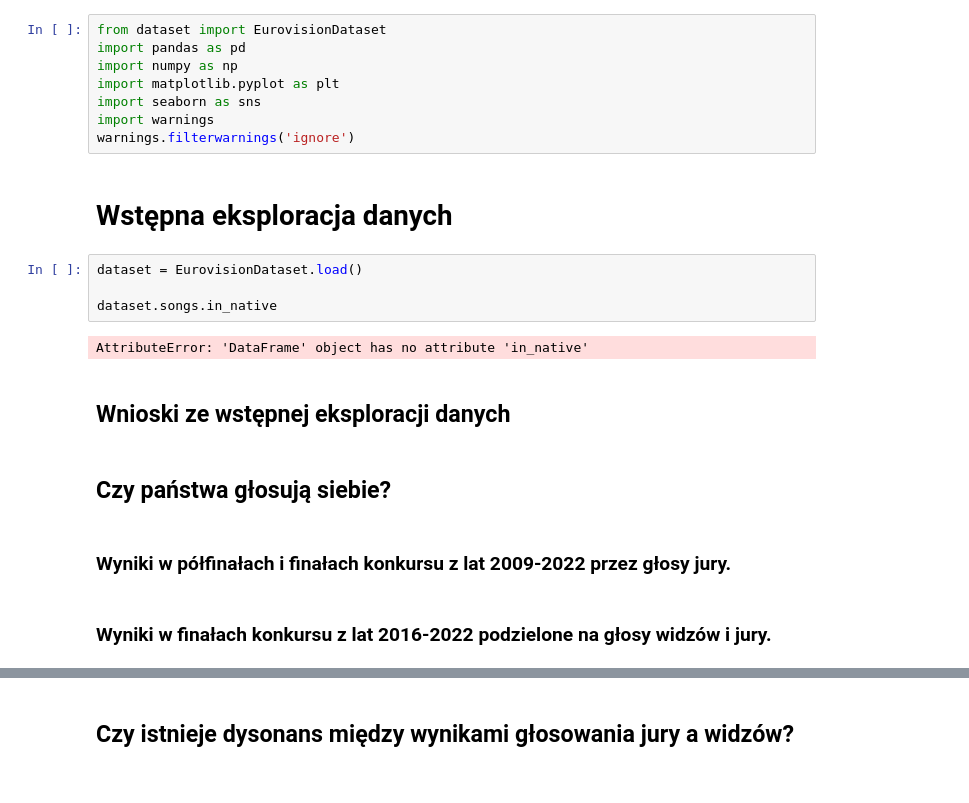
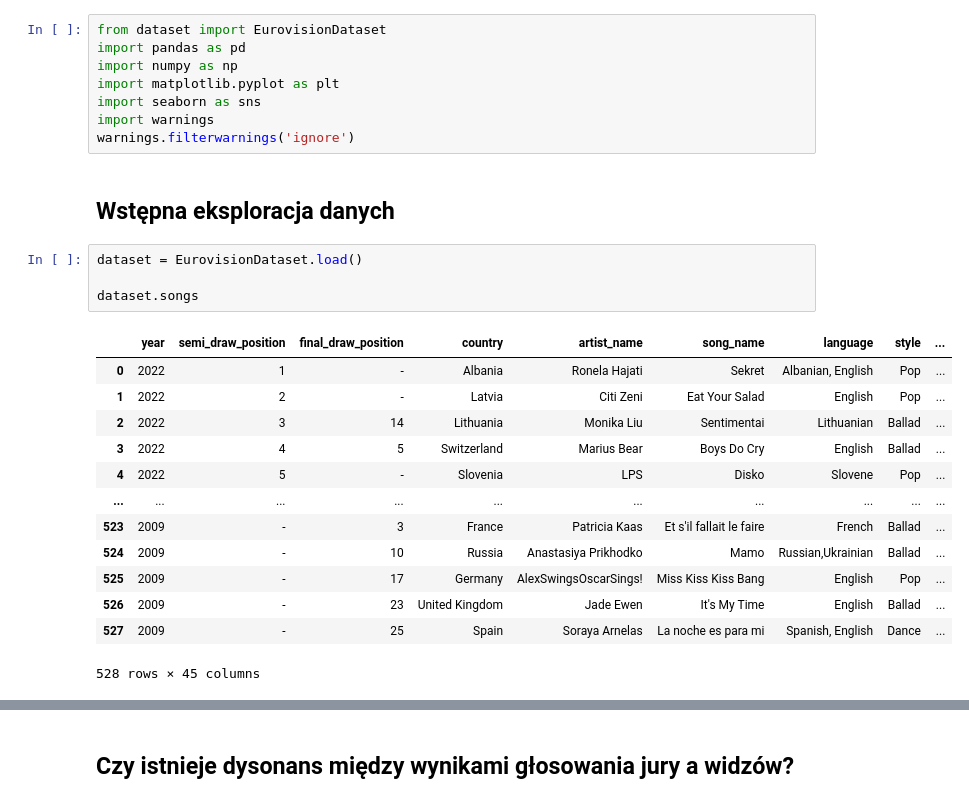
Before and after one commit to Mimikkk/study-master-2023-sus, a Jupyter notebook: project-eurovision/raport.ipynb, the cells around one changed output, grey strips where cells are left out. Drawn from its saved outputs; the diff is of its cells as text.

```diff
--- a/project-eurovision/raport.ipynb
+++ b/project-eurovision/raport.ipynb
@@ -64,18 +64,22 @@ import seaborn as sns
 import warnings
 warnings.filterwarnings('ignore')
 # %% [markdown]
-# Wstępna eksploracja danych
+## Wstępna eksploracja danych
 # %%
 dataset = EurovisionDataset.load()
 
-dataset.songs.in_native
+dataset.songs
 # %% [output]
+|  | year | semi_draw_position | final_draw_position | country | artist_name | song_name | language | style | ... |
+| 0 | 2022 | 1 | - | Albania | Ronela Hajati | Sekret | Albanian, English | Pop | ... |
+| 1 | 2022 | 2 | - | Latvia | Citi Zeni | Eat Your Salad | English | Pop | ... |
+| 2 | 2022 | 3 | 14 | Lithuania | Monika Liu | Sentimentai | Lithuanian | Ballad | ... |
+| 3 | 2022 | 4 | 5 | Switzerland | Marius Bear | Boys Do Cry | English | Ballad | ... |
+| 4 | 2022 | 5 | - | Slovenia | LPS | Disko | Slovene | Pop | ... |
+| ... | ... | ... | ... | ... | ... | ... | ... | ... | ... |
+| 523 | 2009 | - | 3 | France | Patricia Kaas | Et s'il fallait le faire | French | Ballad | ... |
+| 524 | 2009 | - | 10 | Russia | Anastasiya Prikhodko | Mamo | Russian,Ukrainian | Ballad | ... |
+| 525 | 2009 | - | 17 | Germany | AlexSwingsOscarSings! | Miss Kiss Kiss Bang | English | Pop | ... |
+| 526 | 2009 | - | 23 | United Kingdom | Jade Ewen | It's My Time | English | Ballad | ... |
+| 527 | 2009 | - | 25 | Spain | Soraya Arnelas | La noche es para mi | Spanish, English | Dance | ... |
-AttributeError: 'DataFrame' object has no attribute 'in_native'
+528 rows × 45 columns
-# %% [markdown]
-## Wnioski ze wstępnej eksploracji danych
-# %% [markdown]
-## Czy państwa głosują siebie?
-# %% [markdown]
-### Wyniki w półfinałach i finałach konkursu z lat 2009-2022 przez głosy jury.
-# %% [markdown]
-### Wyniki w finałach konkursu z lat 2016-2022 podzielone na głosy widzów i jury.
```
Also changed, not shown: parts of 9 cells of this notebook, 2 other files.
